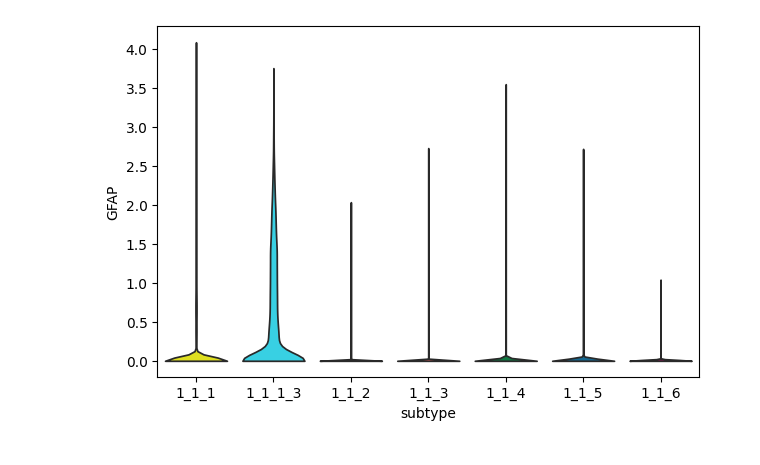
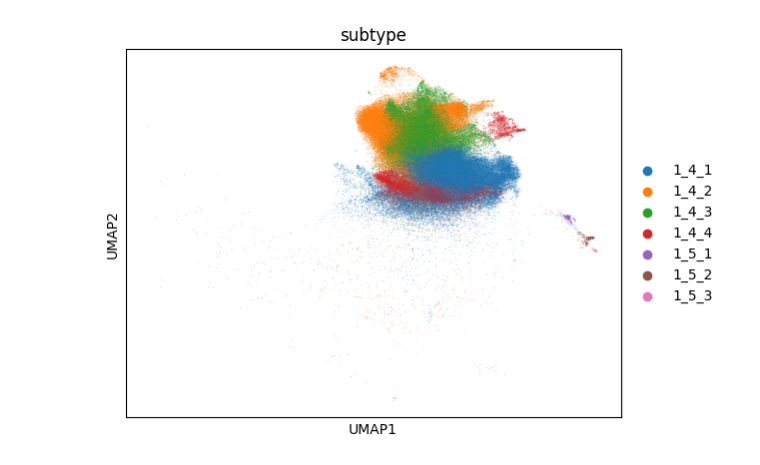
Before and after one commit to deepak-kaji/schizophrenia_organoid_convergence, a Jupyter notebook: integrate_annotate/remerging_clusters.ipynb, the cells around one changed output. Drawn from its saved outputs; the diff is of its cells as text; code cells hidden in the pictures.

Commit message:
annotating the subtypes clusters after remerging

```diff
--- a/integrate_annotate/remerging_clusters.ipynb
+++ b/integrate_annotate/remerging_clusters.ipynb
@@ -31,3 +24,7 @@ torch.set_float32_matmul_precision("high")
+# %%
+## PATH ##
+
+path = Path('/mnt/sdb/scz_meta_analysis_processed/dge_signatures')
 # %%
 ## Read In Data ##
 
@@ -43,7 +40,8 @@ del adata_hvg
 gc.collect()
 
 # read in cluster identites from hierarchical_clustering_scVI
-cluster_identities = pd.read_csv('/mnt/sdb/scz_meta_analysis_processed/dge_signatures/iterative_clustering_table_plus_missing.csv',
+cluster_identities = pd.read_csv(path / 'iterative_clustering_table_plus_missing.csv',
                                  index_col=0)
+
 del adata.obs['class']
 adata.obs = adata.obs.merge(cluster_identities, left_index=True, right_index=True, how='left')
@@ -137,9 +113,0 @@ hvg_subype_similarity = hvg_df_pb.T.corr()
-# %%
-## Remerge ##
-
-# 1_5_3 most similar to 1_5_2 #
-
-hvg_subype_similarity['1_5_3'].nlargest(2)
-
-# remerge 1_5_3
-adata.obs.loc[(adata.obs['subtype'] == '1_5_3'), 'subtype'] = '1_5_2'
@@ -164,5 +157,5 @@ subclass_dges[subclass_dges['subclass'] == '2_2'][0:30]
 # %%
-sc.pl.violin(adata[adata.obs['subclass'] == '1_1'],
-             keys=['GFAP'], groupby='subtype', stripplot=False, layer='log1p_norm')
+sc.pl.umap(adata[adata.obs['subclass'].str.contains('1_4|1_5')],
+           color='subtype', layer='log1p_norm', ncols=2)
 # %% [output]
-[figure, old version]
+[figure, new version]
```
Also changed, not shown: parts of 19 cells of this notebook, 6 other files.
